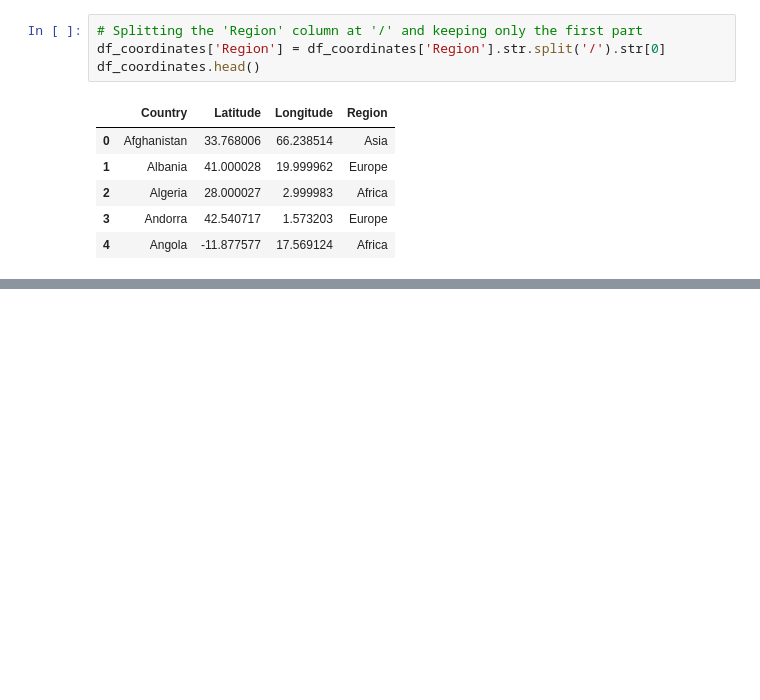
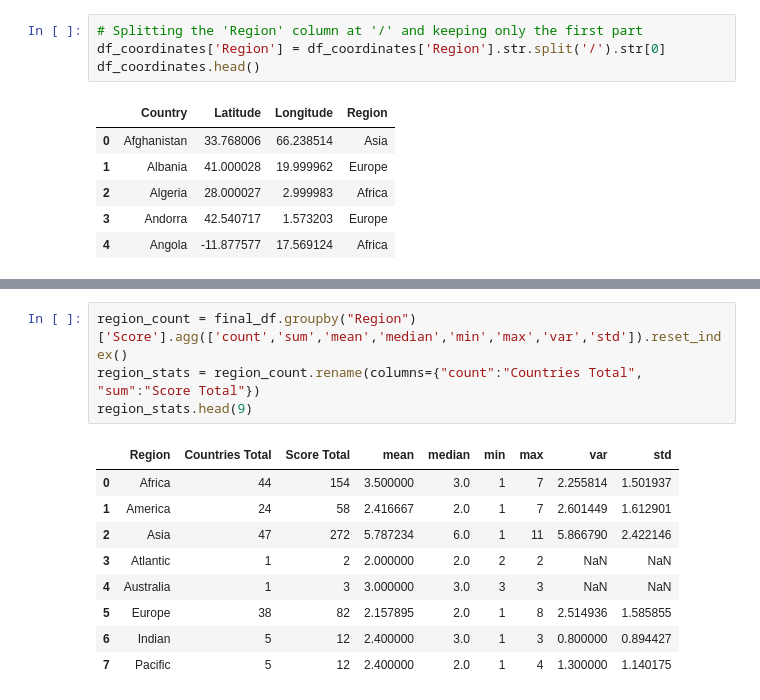
Before and after one commit to tiascott01/07_GroupProject1, a Jupyter notebook: Haylee/merge_resource_files.ipynb, the cells around one changed output, grey strips where cells are left out. Drawn from its saved outputs; the diff is of its cells as text; blank space fills up the shorter version.

```diff
--- a/Haylee/merge_resource_files.ipynb
+++ b/Haylee/merge_resource_files.ipynb
@@ -237,3 +237,17 @@ for idx, row in final_df.iterrows():
 display(map)
 # %% [output]
 [interactive output not drawn]
+# %%
+region_count = final_df.groupby("Region")['Score'].agg(['count','sum','mean','median','min','max','var','std']).reset_index()
+region_stats = region_count.rename(columns={"count":"Countries Total", "sum":"Score Total"})
+region_stats.head(9)
+# %% [output]
+|  | Region | Countries Total | Score Total | mean | median | min | max | var | std |
+| 0 | Africa | 44 | 154 | 3.500000 | 3.0 | 1 | 7 | 2.255814 | 1.501937 |
+| 1 | America | 24 | 58 | 2.416667 | 2.0 | 1 | 7 | 2.601449 | 1.612901 |
+| 2 | Asia | 47 | 272 | 5.787234 | 6.0 | 1 | 11 | 5.866790 | 2.422146 |
+| 3 | Atlantic | 1 | 2 | 2.000000 | 2.0 | 2 | 2 | NaN | NaN |
+| 4 | Australia | 1 | 3 | 3.000000 | 3.0 | 3 | 3 | NaN | NaN |
+| 5 | Europe | 38 | 82 | 2.157895 | 2.0 | 1 | 8 | 2.514936 | 1.585855 |
+| 6 | Indian | 5 | 12 | 2.400000 | 3.0 | 1 | 3 | 0.800000 | 0.894427 |
+| 7 | Pacific | 5 | 12 | 2.400000 | 2.0 | 1 | 4 | 1.300000 | 1.140175 |
```
Also changed, not shown: parts of 3 cells of this notebook.
